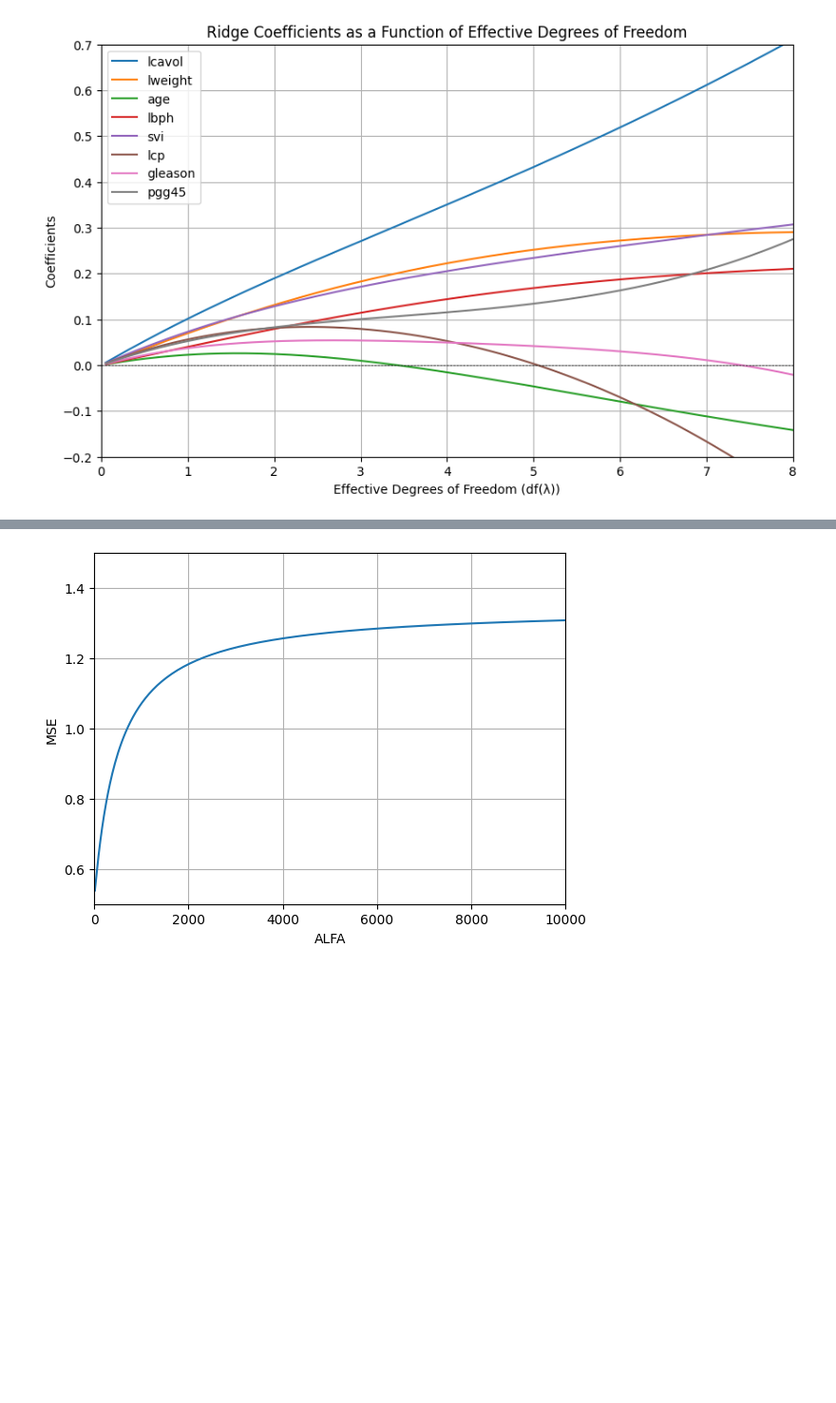
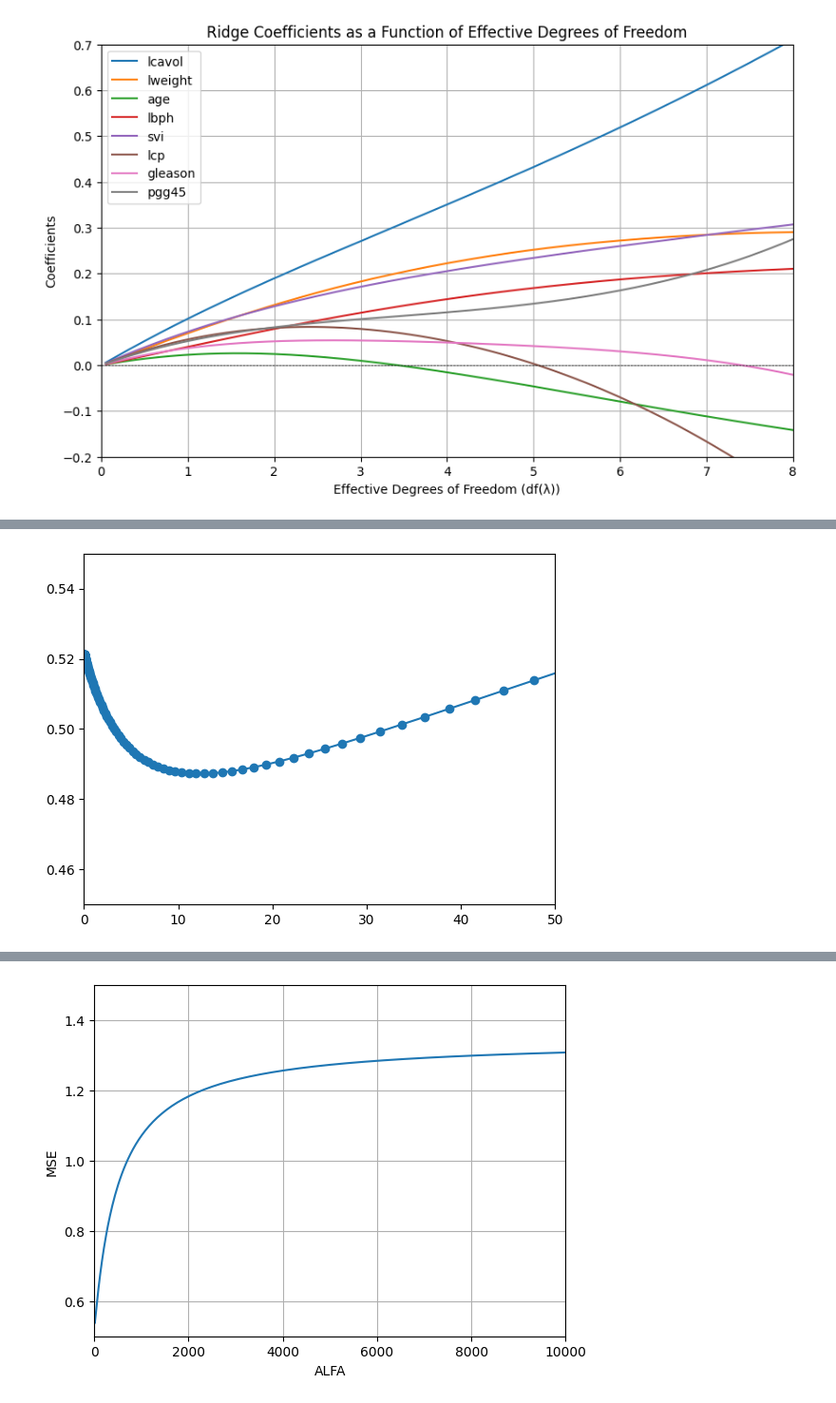
Before and after one commit to gonarec/statistical_learn, a Jupyter notebook: sl-ex4-prostatecancer-arragoni.ipynb, the cells around one changed output, grey strips where cells are left out. Shown: that part at 95% size. Drawn from its saved outputs; the diff is of its cells as text; code cells hidden in the pictures; blank space fills up the shorter version.

```diff
--- a/sl-ex4-prostatecancer-arragoni.ipynb
+++ b/sl-ex4-prostatecancer-arragoni.ipynb
@@ -85,15 +85,29 @@ Index(['lcavol', 'lweight', 'age', 'lbph', 'svi', 'lcp', 'gleason', 'pgg45'], dt
 # %%
 # Generare un vettore di parametri di regolarizzazione da 10^(-2) a 10^4 con 200 passi
 alphas = np.logspace(-2, 4, 200)
-
+msewo = []
+r2wo = []
 coefficients_list = []
 df_lambda = []
+a = []
+c=100000.0
 
 # Calcolare il modello di Ridge per ciascun valore di alpha e memorizzare i coefficienti e df(lambda)
 for alpha in alphas:
     ridge_model = Ridge(alpha=alpha)
     ridge_model.fit(predictorsTrain_std, lpsaTrain)
     coefficients_list.append(ridge_model.coef_)
+
+    if mean_squared_error(lpsaTest,y) < c:
+        c=mean_squared_error(lpsaTest,y)
+        sa=alpha
+
+    y=ridge_model.predict(predictorsTest_std)
+    a.append(alpha)
+    msewo.append(mean_squared_error(lpsaTest,y))
+    r2wo.append(r2_score(lpsaTest,y))
+
+    #print(r2wo,msewo)
 
     # Calcolare i gradi di libertà effettivi
     X = predictorsTrain_std.values
@@ -110,7 +124,7 @@ for i, column in enumerate(predictorsTrain.columns):
 
 plt.axhline(y=0, color='black', linestyle='--', linewidth=0.5)
 plt.xlim(0, 8)
-plt.ylim(-0.2, 0.7)  #
+plt.ylim(-0.2, 0.7)
 plt.xlabel('Effective Degrees of Freedom (df(λ))')
 plt.ylabel('Coefficients')
 plt.title('Ridge Coefficients as a Function of Effective Degrees of Freedom')
@@ -121,0 +179,8 @@ plt.show()
+# %%
+m=np.array(msewo)
+plt.plot(a,m, marker='o')
+plt.xlim(0,50)
+plt.ylim(0.45,0.55)
+plt.show()
+# %% [output]
+[figure, added]
```
Also changed, not shown: parts of 17 cells of this notebook.
